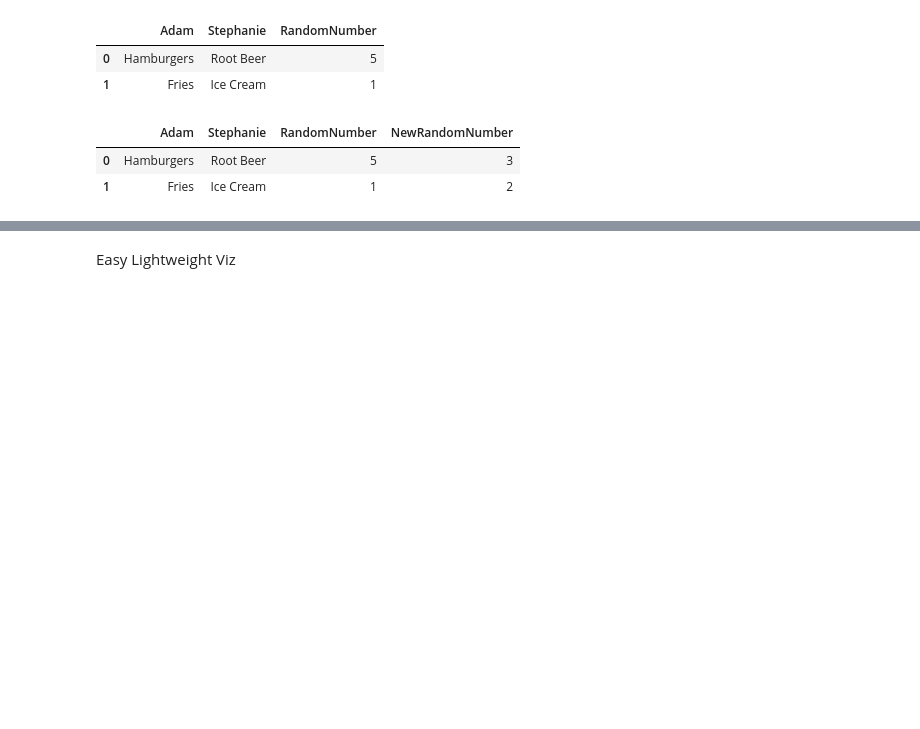
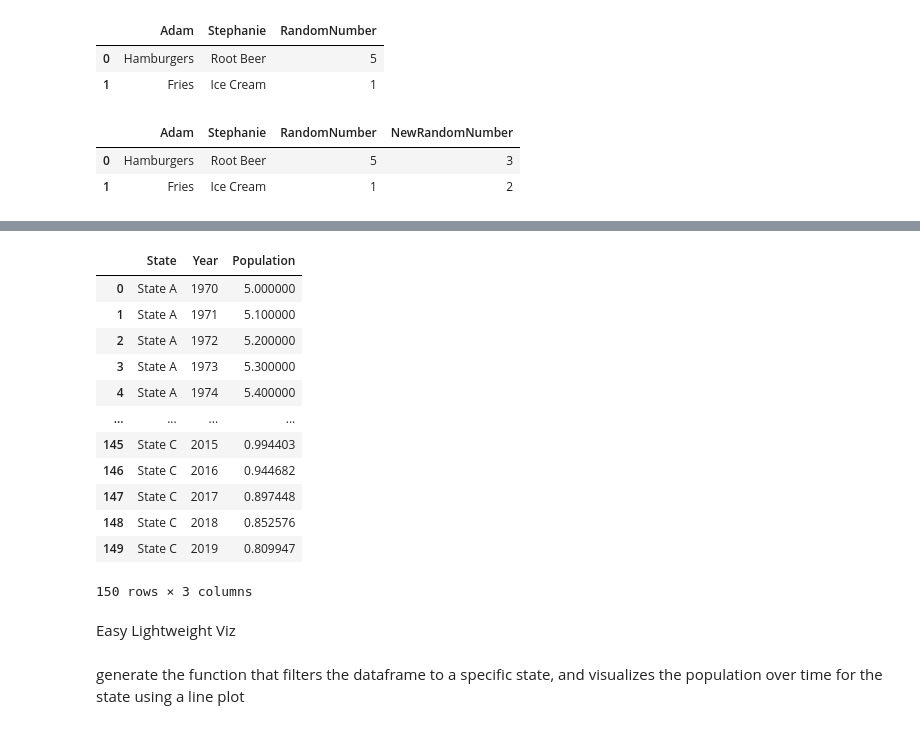
Before and after one commit to rwsfrustum/conference, a Jupyter notebook: python_basics.ipynb, the cells around one changed output, grey strips where cells are left out. Drawn from its saved outputs; the diff is of its cells as text; code cells hidden in the pictures; blank space fills up the shorter version.

```diff
--- a/python_basics.ipynb
+++ b/python_basics.ipynb
@@ -270,0 +278,24 @@ def dataframe_workflow(df: pd.DataFrame = None):  # you can enforce the datatype
+# %%
+# Define the time span
+years = np.arange(1970, 2020)
+
+# Initialize an empty DataFrame
+df = pd.DataFrame(columns=['State', 'Year', 'Population'])
+
+# State A: Linear growth
+state_a_population = 5 + 0.1 * (years - years[0])
+df_a = pd.DataFrame({'State': 'State A', 'Year': years, 'Population': state_a_population})
+
+# State B: Quadratic growth
+state_b_population = 1 + (0.01 * (years - years[0])) ** 2
+df_b = pd.DataFrame({'State': 'State B', 'Year': years, 'Population': state_b_population})
+
+# State C: Geometrically decreasing growth
+state_c_population = 10 * (0.95 ** (years - years[0]))
+df_c = pd.DataFrame({'State': 'State C', 'Year': years, 'Population': state_c_population})
+
+# Combine all dataframes
+df = pd.concat([df_a, df_b, df_c])
+
+# Reset index
+df.reset_index(drop=True, inplace=True)
@@ -271,2 +317,20 @@ def dataframe_workflow(df: pd.DataFrame = None):  # you can enforce the datatype
+# %%
+df
+# %% [output]
+|  | State | Year | Population |
+| 0 | State A | 1970 | 5.000000 |
+| 1 | State A | 1971 | 5.100000 |
+| 2 | State A | 1972 | 5.200000 |
+| 3 | State A | 1973 | 5.300000 |
+| 4 | State A | 1974 | 5.400000 |
+| ... | ... | ... | ... |
+| 145 | State C | 2015 | 0.994403 |
+| 146 | State C | 2016 | 0.944682 |
+| 147 | State C | 2017 | 0.897448 |
+| 148 | State C | 2018 | 0.852576 |
+| 149 | State C | 2019 | 0.809947 |
+150 rows × 3 columns
 # %% [markdown]
 Easy Lightweight Viz
+# %% [markdown]
+generate the function that filters the dataframe to a specific state, and visualizes the population over time for the state using a line plot
```
Also changed, not shown: parts of 20 cells of this notebook.
